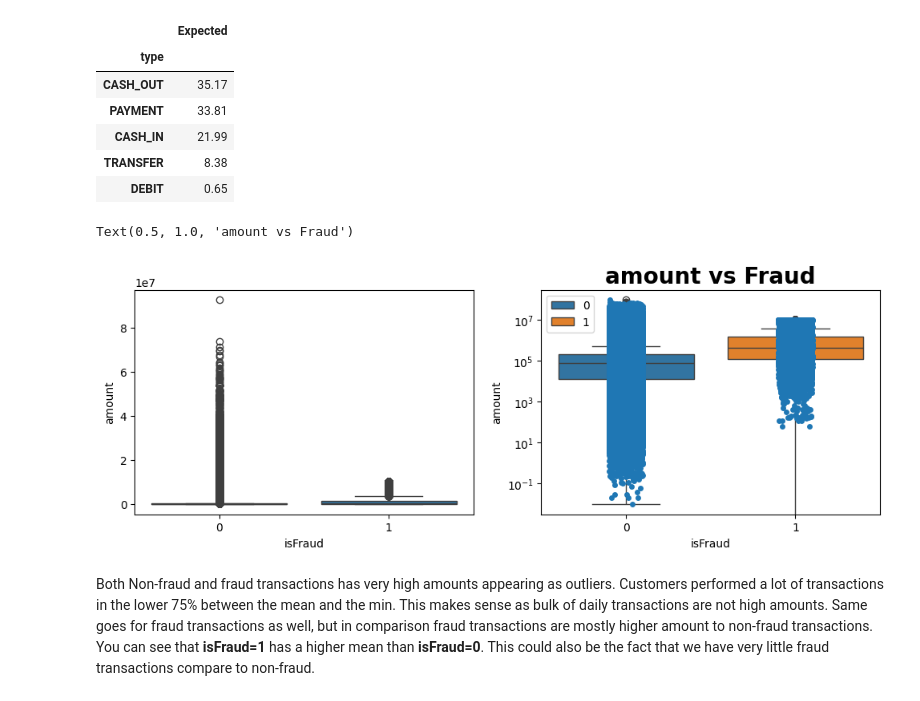
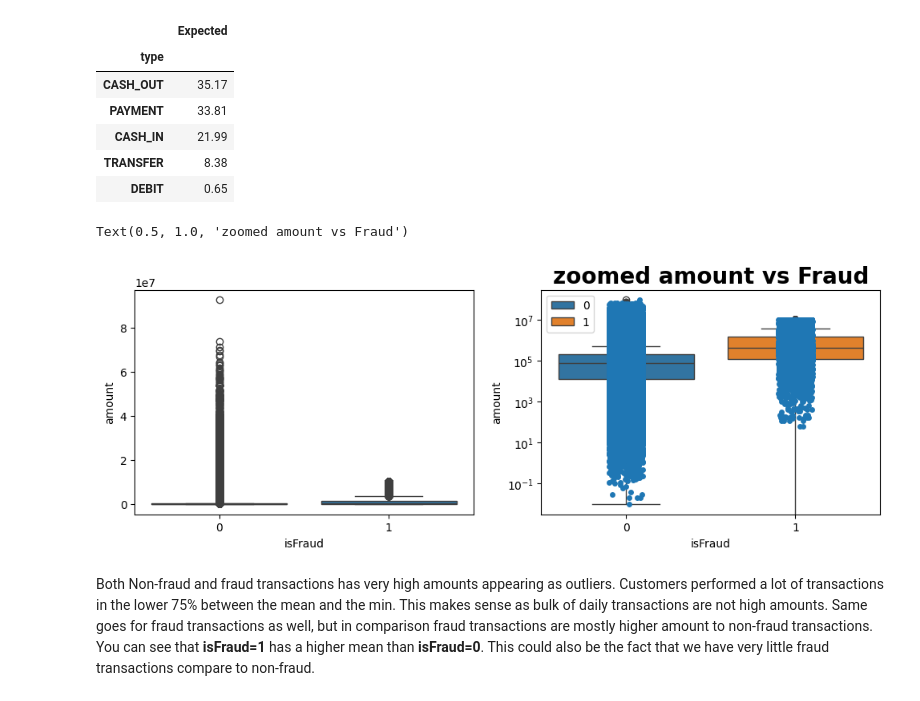
Before and after one commit to spectralcodex/momo-fincrime, a Jupyter notebook: fincrime.ipynb, the cells around one changed output. Drawn from its saved outputs; the diff is of its cells as text; code cells hidden in the pictures.

```diff
--- a/fincrime.ipynb
+++ b/fincrime.ipynb
@@ -299,19 +299,19 @@ type_ratios
 # %%
 df = dataset
 plt.figure(figsize=(12,8))
 plt.subplot(2,2,1)
 sns.boxplot(x= df.isFraud, y= df.amount, data=df)
 
 plt.subplot(2,2,2)
 sns.boxplot(x= df.isFraud, y= df.amount, data = df, hue=df.isFraud)
-
+plt.title('amount vs Fraud',fontweight="bold", size=20)
 # adding data points
 sns.stripplot(x = df.isFraud, y = df.amount, data = df)
 plt.yscale('log')
-plt.title('amount vs Fraud',fontweight="bold", size=20)
+plt.title('zoomed amount vs Fraud',fontweight="bold", size=20)
 # %% [output]
-Text(0.5, 1.0, 'amount vs Fraud')
+Text(0.5, 1.0, 'zoomed amount vs Fraud')
-[figure, old version]
+[figure, new version]
 # %% [markdown]
 Both Non-fraud and fraud transactions has very high amounts appearing as outliers. Customers performed a lot of transactions in the lower 75% between the mean and the min. This makes sense as  bulk of daily transactions are not high amounts. Same goes for fraud transactions as well, but in comparison fraud transactions are mostly higher amount to non-fraud transactions. You can see that **isFraud=1** has a higher mean than **isFraud=0**. This could also be the fact that we have very little fraud transactions compare to non-fraud.
 # %% [markdown]
```
